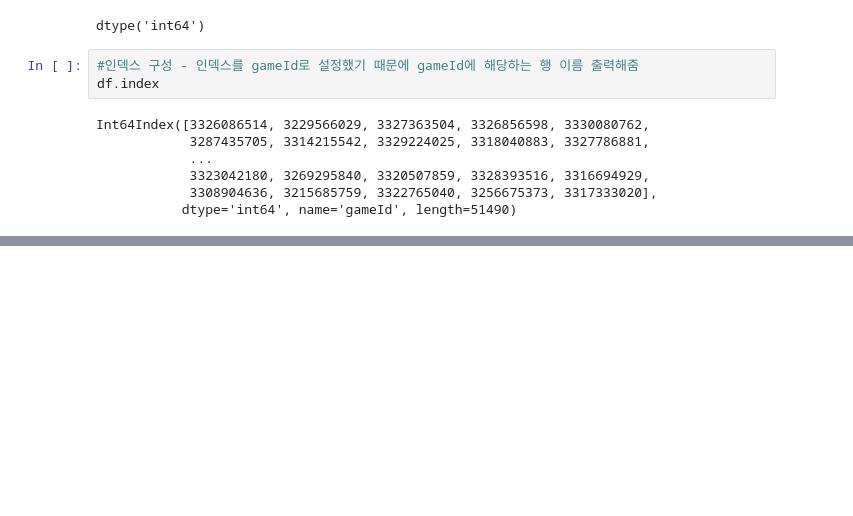
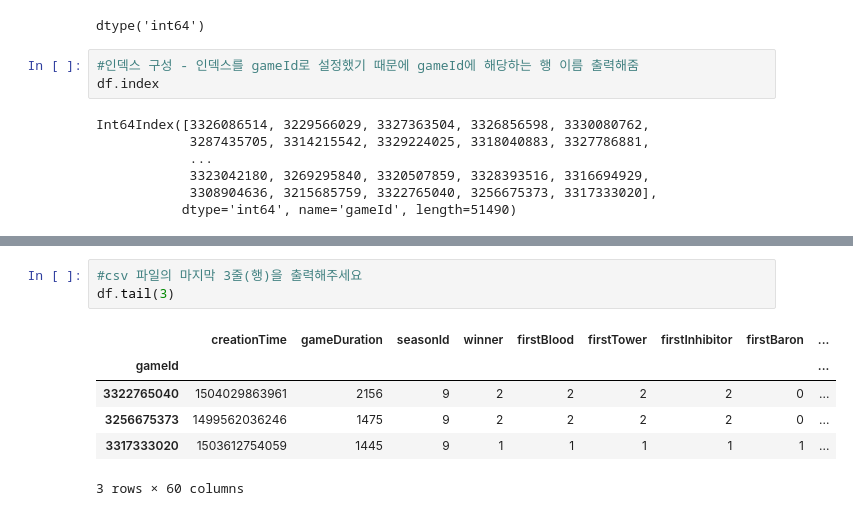
Before and after one commit to eeyeji/Python_Library, a Jupyter notebook: 3일차/games_csv.ipynb, the cells around one changed output, grey strips where cells are left out. Drawn from its saved outputs; the diff is of its cells as text; blank space fills up the shorter version.

```diff
--- a/3일차/games_csv.ipynb
+++ b/3일차/games_csv.ipynb
@@ -111,0 +131,10 @@ Int64Index([3326086514, 3229566029, 3327363504, 3326856598, 3330080762,
+# %%
+#csv 파일의 마지막 3줄(행)을 출력해주세요
+df.tail(3)
+# %% [output]
+|  | creationTime | gameDuration | seasonId | winner | firstBlood | firstTower | firstInhibitor | firstBaron | ... |
+| gameId |  |  |  |  |  |  |  |  | ... |
+| 3322765040 | 1504029863961 | 2156 | 9 | 2 | 2 | 2 | 2 | 0 | ... |
+| 3256675373 | 1499562036246 | 1475 | 9 | 2 | 2 | 2 | 2 | 0 | ... |
+| 3317333020 | 1503612754059 | 1445 | 9 | 1 | 1 | 1 | 1 | 1 | ... |
+3 rows × 60 columns
```
Also changed, not shown: parts of 9 cells of this notebook.
